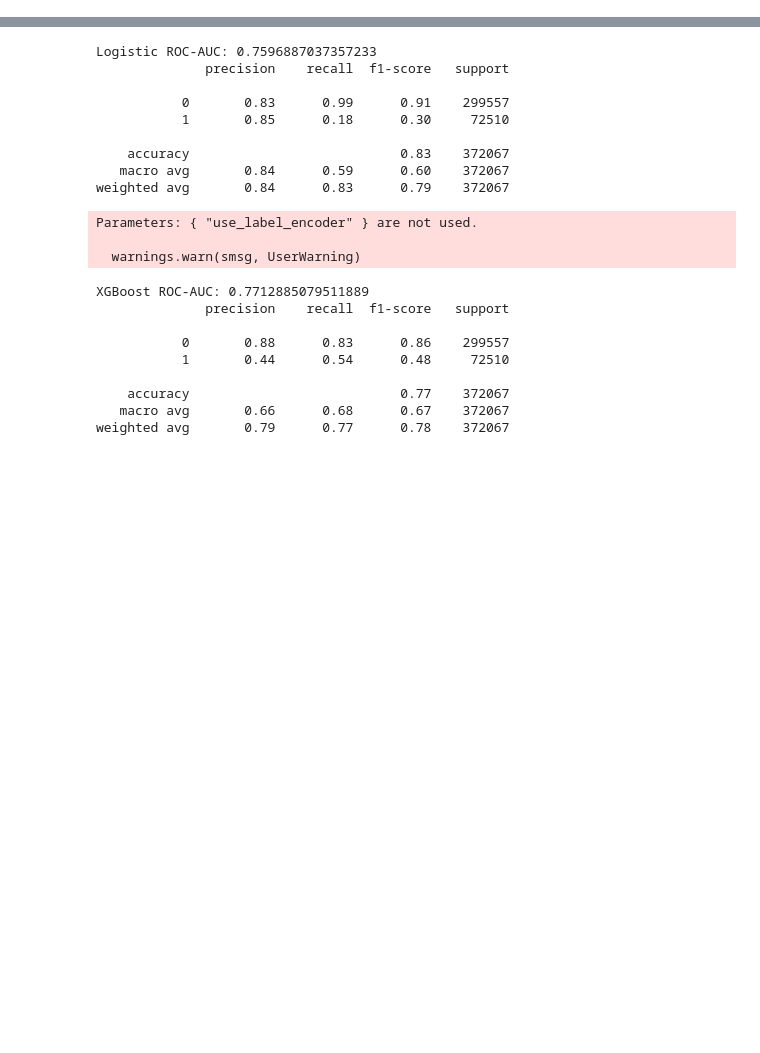
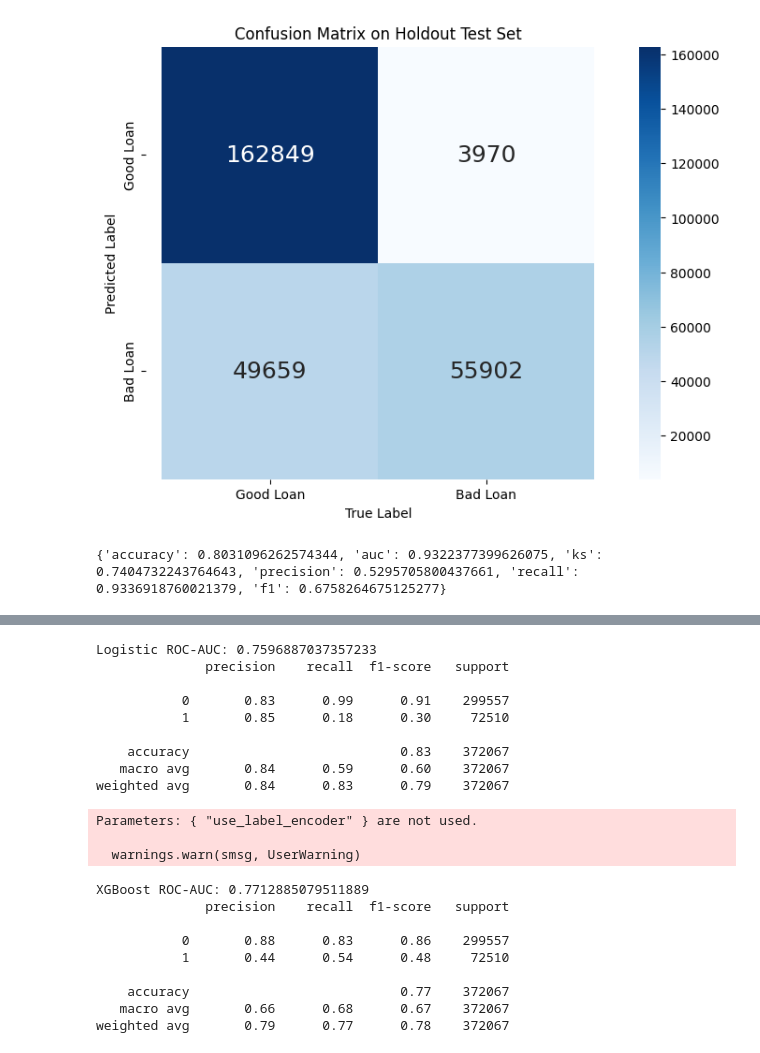
Before and after one commit to siddhantgopi/credit-risk-optimization, a Jupyter notebook: notebooks/03_Modeling.ipynb, the cells around one changed output, grey strips where cells are left out. Saved outputs shown, nothing was run; the diff lists cells and outputs as text; code cells hidden in the pictures; blank space fills up the shorter version.

```diff
--- a/notebooks/03_Modeling.ipynb
+++ b/notebooks/03_Modeling.ipynb
@@ -48,0 +174,10 @@ from sklearn.metrics import classification_report, roc_auc_score
+# %%
+# Train on full training set
+xgb_model.fit(X_train, y_train)
+
+# Evaluate on test set
+test_metrics = evaluate_on_holdout(xgb_model, X_test, y_test)
+print(test_metrics)
+# %% [output]
+[figure, added]
+{'accuracy': 0.8031096262574344, 'auc': 0.9322377399626075, 'ks': 0.7404732243764643, 'precision': 0.5295705800437661, 'recall': 0.9336918760021379, 'f1': 0.6758264675125277}
```
Also changed, not shown: parts of 25 cells of this notebook, 8 other files.
